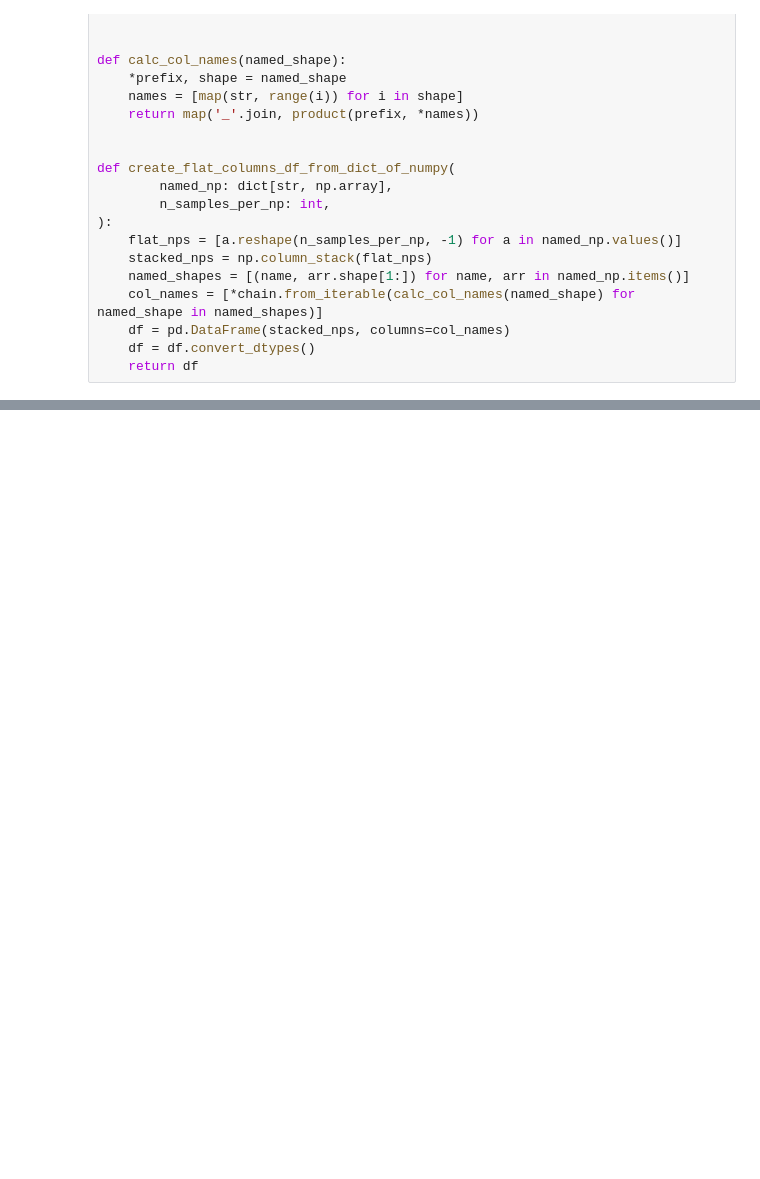
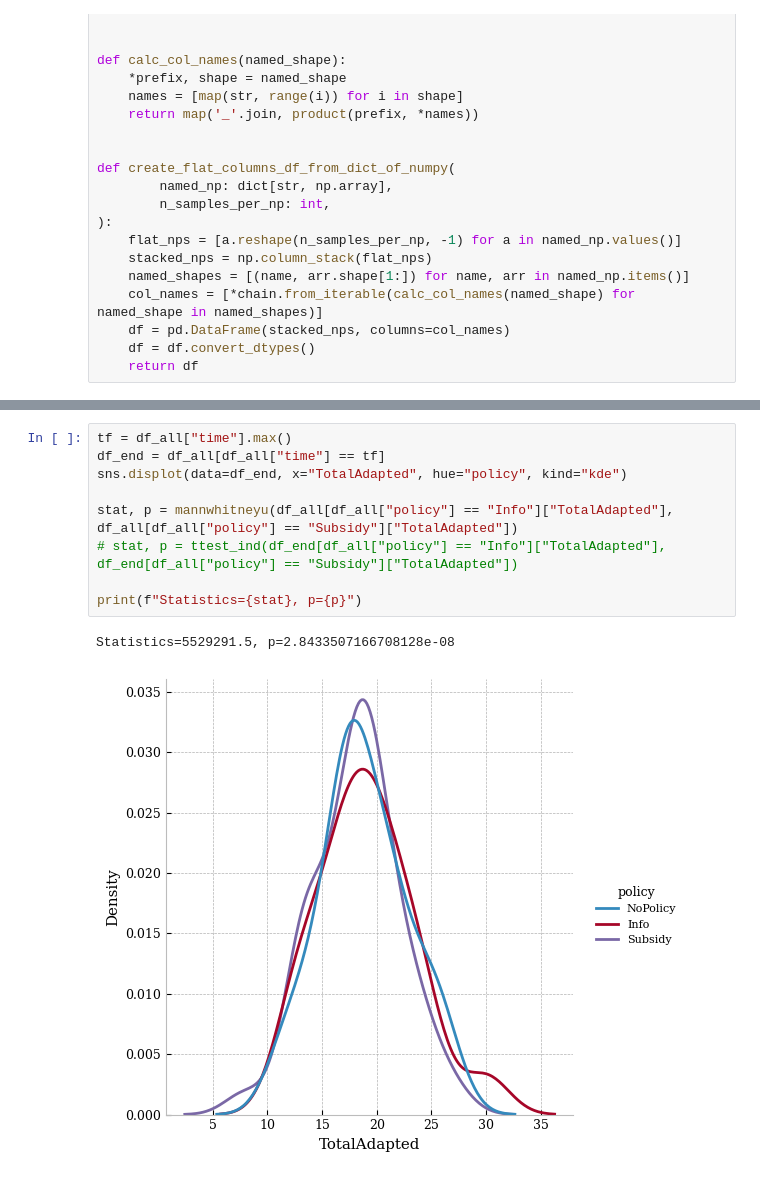
Before and after one commit to simon-van-hulle/abm-flood-adaptation, a Jupyter notebook: analysis/analyse.ipynb, the cells around one changed output, grey strips where cells are left out. Cells and saved outputs as stored; diff of their text form; blank space fills up the shorter version.

```diff
--- a/analysis/analyse.ipynb
+++ b/analysis/analyse.ipynb
@@ -118 +85,13 @@ df_scenario_mean = df_all.groupby(["policy", "scenario", "time"])[["TotalAdapted
+# %%
+tf = df_all["time"].max()
+df_end = df_all[df_all["time"] == tf]
+sns.displot(data=df_end, x="TotalAdapted", hue="policy", kind="kde")
+
+stat, p = mannwhitneyu(df_all[df_all["policy"] == "Info"]["TotalAdapted"], df_all[df_all["policy"] == "Subsidy"]["TotalAdapted"])
+# stat, p = ttest_ind(df_end[df_all["policy"] == "Info"]["TotalAdapted"], df_end[df_all["policy"] == "Subsidy"]["TotalAdapted"])
+
+print(f"Statistics={stat}, p={p}")
+# %% [output]
+Statistics=5529291.5, p=2.8433507166708128e-08
+[figure, added]
 # %%
```
Also changed, not shown: parts of 13 cells of this notebook, 4 other files.
